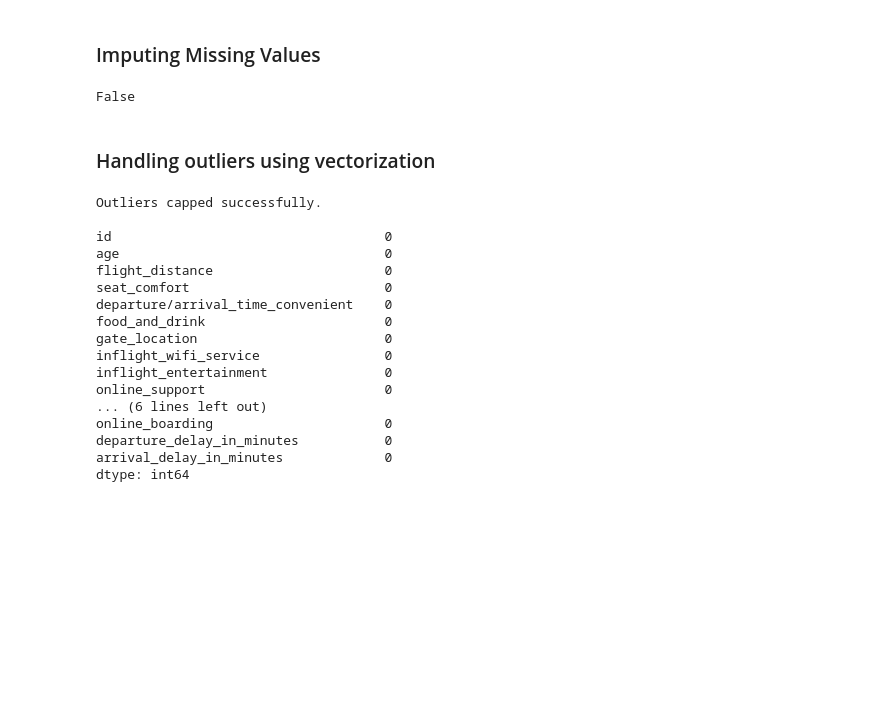
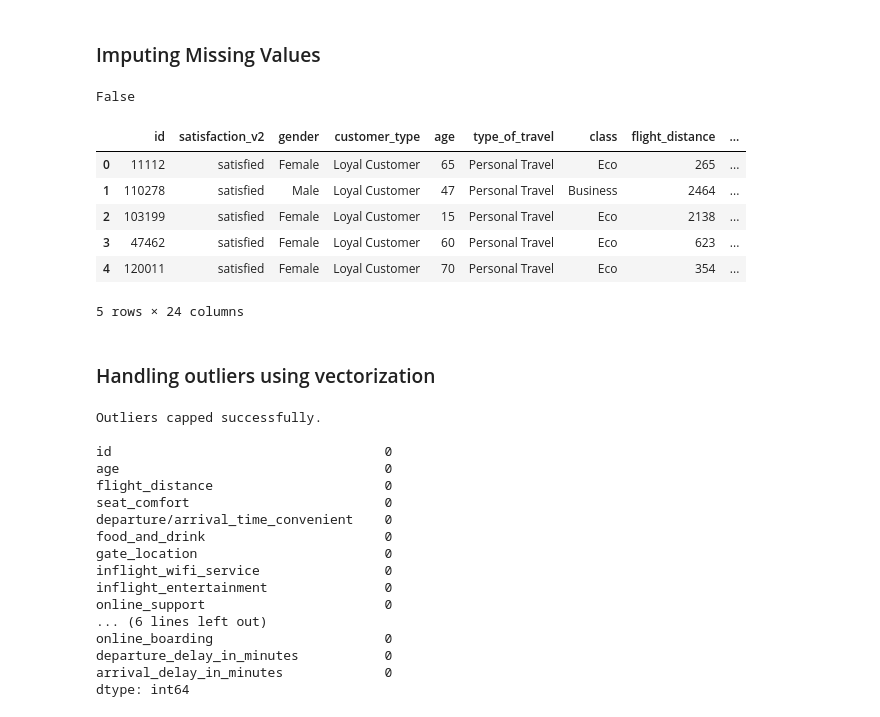
Before and after one commit to i-gyan/my_projects, a Jupyter notebook: passenger_satisfaction.ipynb, the cells around one changed output. Saved outputs shown, nothing was run; the diff lists cells and outputs as text; code cells hidden in the pictures; blank space fills up the shorter version.

```diff
--- a/passenger_satisfaction.ipynb
+++ b/passenger_satisfaction.ipynb
@@ -173,6 +197,16 @@ user_df['arrival_delay_in_minutes'] = user_df['arrival_delay_in_minutes']. \
 user_df.isnull().sum().any()
 # %% [output]
 False
+# %%
+user_df.head()
+# %% [output]
+|  | id | satisfaction_v2 | gender | customer_type | age | type_of_travel | class | flight_distance | ... |
+| 0 | 11112 | satisfied | Female | Loyal Customer | 65 | Personal Travel | Eco | 265 | ... |
+| 1 | 110278 | satisfied | Male | Loyal Customer | 47 | Personal Travel | Business | 2464 | ... |
+| 2 | 103199 | satisfied | Female | Loyal Customer | 15 | Personal Travel | Eco | 2138 | ... |
+| 3 | 47462 | satisfied | Female | Loyal Customer | 60 | Personal Travel | Eco | 623 | ... |
+| 4 | 120011 | satisfied | Female | Loyal Customer | 70 | Personal Travel | Eco | 354 | ... |
+5 rows × 24 columns
 # %% [markdown]
 ### Handling outliers using vectorization
 # %%
```
Also changed, not shown: parts of 22 cells of this notebook.
